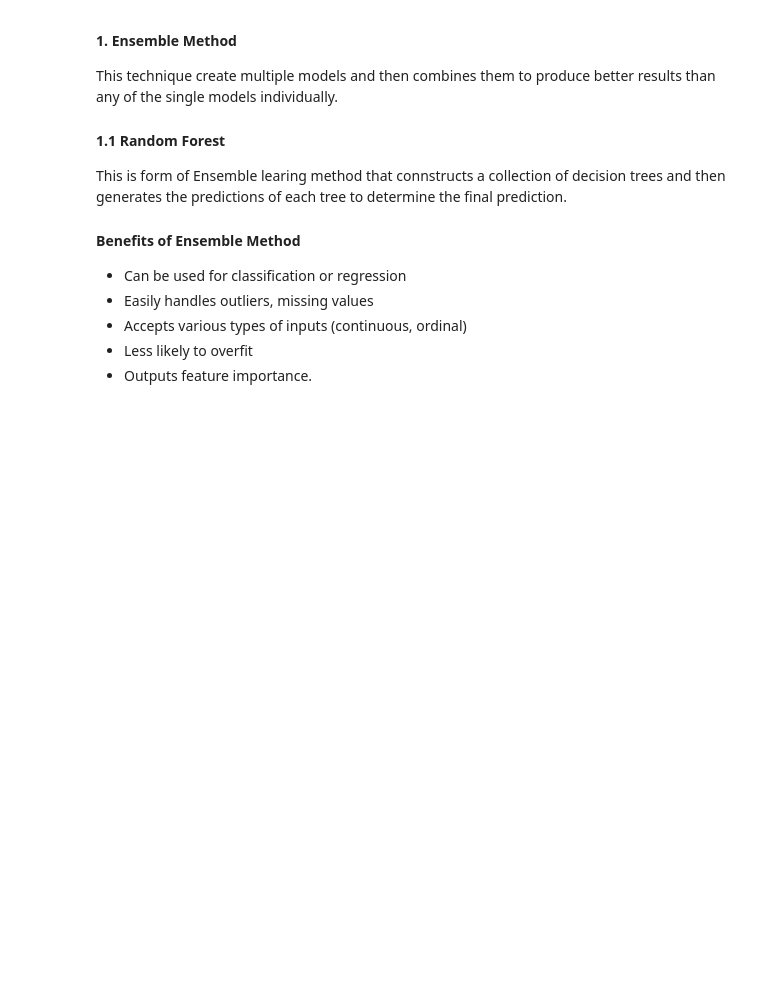
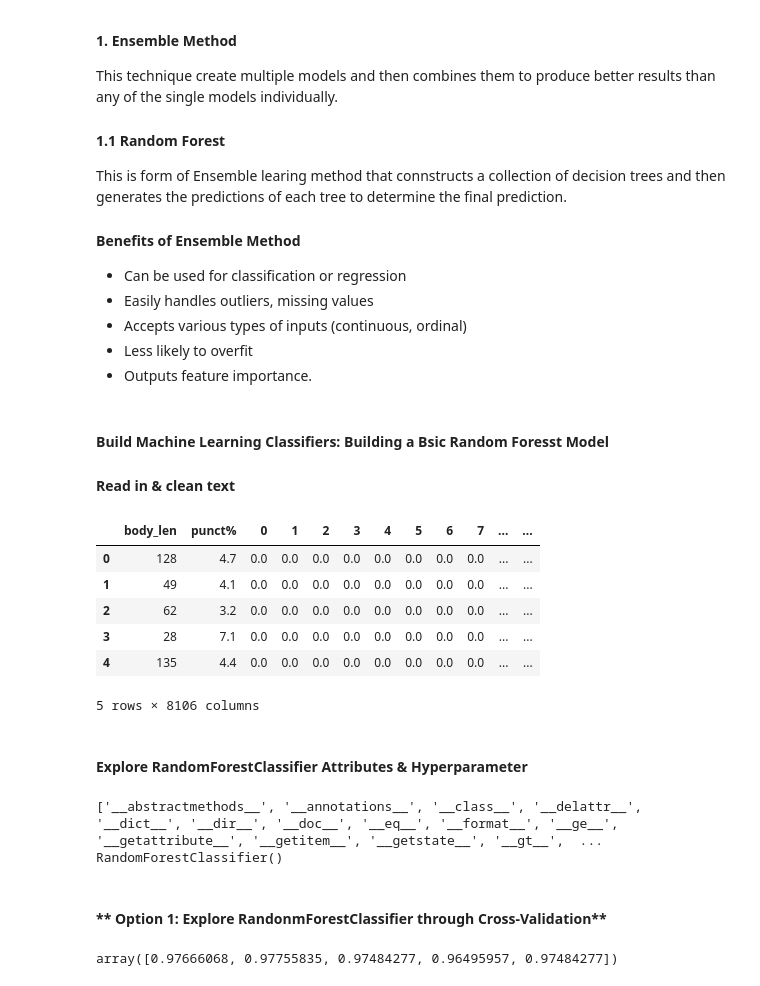
Before and after one commit to Msdot001/Alien_invasion_Game, a Jupyter notebook: NLP_Introduction.ipynb, the cells around one changed output. Cells and saved outputs as stored; diff of their text form; code cells hidden in the pictures; blank space fills up the shorter version.

```diff
--- a/NLP_Introduction.ipynb
+++ b/NLP_Introduction.ipynb
@@ -1423,3 +1423,57 @@ This is form of Ensemble learing method that connstructs a collection of decisio
 - Accepts various types of inputs (continuous, ordinal)
 - Less likely to overfit
 - Outputs feature importance.
+# %% [markdown]
+#### **Build Machine Learning Classifiers: Building a Bsic Random Foresst Model**
+
+#### **Read in & clean text**
+# %%
+import nltk
+#nltk.download('all')
+
+import pandas as pd
+import re
+from sklearn. feature_extraction.text import TfidfVectorizer
+import string
+
+
+stopwords = nltk.corpus.stopwords.words('english')
+ps= nltk.PorterStemmer()
+
+data = pd.read_csv("/content/SMSSpamCollection.tsv", sep="\t")
+data.columns = ['label', 'body_text']
+
+
+def count_punct(text):
+  count = sum([1 for char in text if char in string.punctuation])
+  return round(count/(len(text) - text.count(" ")), 3)*100
+
+data["body_len"] = data["body_text"].apply(lambda x: len(x) - x.count(" "))
+data["punct%"] = data["body_text"].apply(lambda x: count_punct(x))
+
+
+def clean_text(text):
+  text = "".join([word.lower() for word in text if word not in string.punctuation])
+  tokens = re.split("\W+", text)
+  text = [ps.stem(word) for word in tokens if word not in stopwords]
+  return text
+
+tfidf_vect = TfidfVectorizer(analyzer=clean_text)
+X_tfidf = tfidf_vect.fit_transform(data["body_text"])
+
+# Add feature creation with the other features
+
+X_features = pd.concat([data["body_len"], data["punct%"], pd.DataFrame(X_tfidf.toarray())], axis=1)
+# convert all the feature names all to strings to avoid error when fiting the model
+X_features.columns = X_features.columns.astype(str)
+X_features.head()
+# %% [output]
+|  | body_len | punct% | 0 | 1 | 2 | 3 | 4 | 5 | 6 | 7 | ... | ... |
+| 0 | 128 | 4.7 | 0.0 | 0.0 | 0.0 | 0.0 | 0.0 | 0.0 | 0.0 | 0.0 | ... | ... |
+| 1 | 49 | 4.1 | 0.0 | 0.0 | 0.0 | 0.0 | 0.0 | 0.0 | 0.0 | 0.0 | ... | ... |
+| 2 | 62 | 3.2 | 0.0 | 0.0 | 0.0 | 0.0 | 0.0 | 0.0 | 0.0 | 0.0 | ... | ... |
+| 3 | 28 | 7.1 | 0.0 | 0.0 | 0.0 | 0.0 | 0.0 | 0.0 | 0.0 | 0.0 | ... | ... |
+| 4 | 135 | 4.4 | 0.0 | 0.0 | 0.0 | 0.0 | 0.0 | 0.0 | 0.0 | 0.0 | ... | ... |
+5 rows × 8106 columns
+# %% [markdown]
+#### **Explore RandomForestClassifier Attributes & Hyperparameter**
@@ -1425,0 +1482,18 @@ This is form of Ensemble learing method that connstructs a collection of decisio
+# %%
+# Show what RandomForestClassifier conatin and the default value for the hyperparameter
+
+print(dir(RandomForestClassifier))
+print(RandomForestClassifier())
+
+# Feature_importances method(): This is what output the values of each feature to the model
+# fit(): Allow you to fit your model
+# n_jobs = -1 for any job that can be run in parall and make the process run faster.
+
+# Hyperparameter
+# max_depth=None (This define how deep individual decison tree is). max_depth=None meaqn nit built decision tree until it minimizes some of the loss criteria
+# n-estimators = This is the number of decision trees that willo be built within the random forest.
+# %% [output]
+['__abstractmethods__', '__annotations__', '__class__', '__delattr__', '__dict__', '__dir__', '__doc__', '__eq__', '__format__', '__ge__', '__getattribute__', '__getitem__', '__getstate__', '__gt__',  ...
+RandomForestClassifier()
+# %% [markdown]
+#### ** Option 1: Explore RandonmForestClassifier through Cross-Validation**
@@ -1425,0 +1505,8 @@ This is form of Ensemble learing method that connstructs a collection of decisio
+# %%
+# Instantiate
+
+rf = RandomForestClassifier(n_jobs=-1)
+k_fold = KFold(n_splits=5)
+cross_val_score(rf, X_features, data['label'], cv=k_fold, scoring='accuracy', n_jobs=-1)  # n_jobs=-1 allows the 5 fold to run parallel
+# %% [output]
+array([0.97666068, 0.97755835, 0.97484277, 0.96495957, 0.97484277])
```
Also changed, not shown: parts of 14 cells of this notebook.
